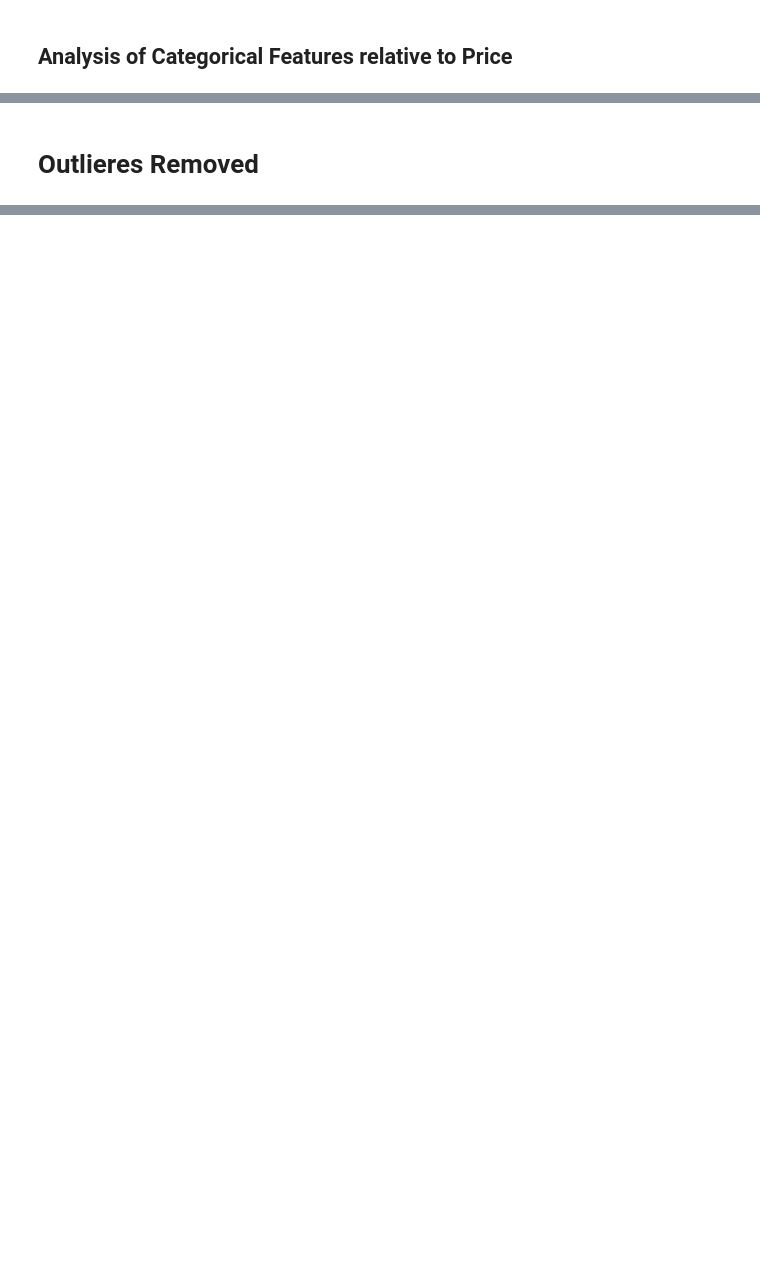
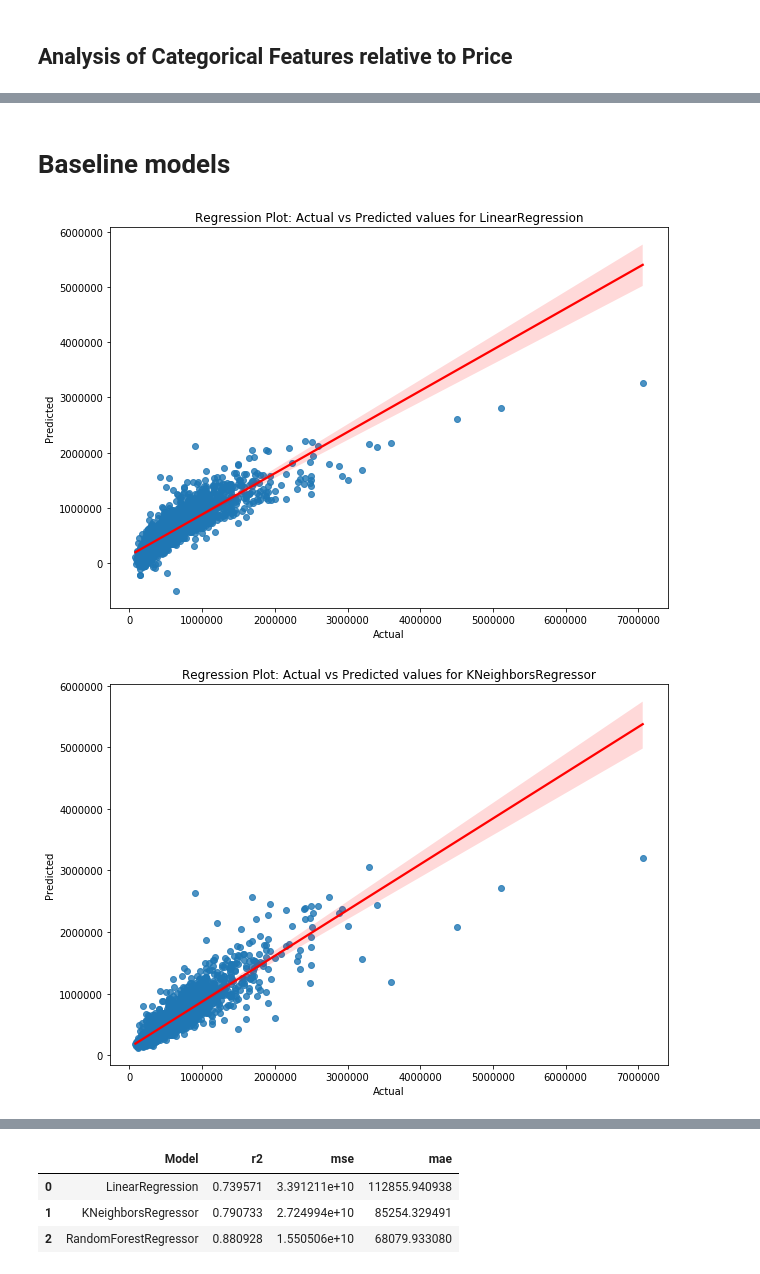
Before and after one commit to dooinn/data_mid_bootcamp_project_regression, a Jupyter notebook: house_price_prediction.ipynb, the cells around one changed output, grey strips where cells are left out. Drawn from its saved outputs; the diff is of its cells as text; code cells hidden in the pictures; blank space fills up the shorter version.

```diff
--- a/house_price_prediction.ipynb
+++ b/house_price_prediction.ipynb
@@ -389,2 +370,2 @@ LinearRegression  112159.2597  3.369772e+10  0.741217
-# %% [markdown]
-# Outlieres Removed
+# %% [markdown]
+# Baseline models
@@ -390,0 +375,61 @@ LinearRegression  112159.2597  3.369772e+10  0.741217
+# %%
+from sklearn.preprocessing import StandardScaler
+from sklearn.model_selection import train_test_split
+
+from sklearn.linear_model import LinearRegression
+from sklearn.neighbors import KNeighborsRegressor
+from sklearn.tree import DecisionTreeRegressor
+from sklearn.ensemble import RandomForestRegressor
+from sklearn.svm import SVR
+from sklearn.neural_network import MLPRegressor
+
+from sklearn.metrics import mean_absolute_error, mean_squared_error, r2_score
+
+# Encoding
+df_modelling = pd.get_dummies(df_modelling)
+
+
+
+# X, Y split
+X = df_modelling.drop(columns=['price'])
+Y = df_modelling['price']
+
+X_train, X_test, Y_train, Y_test = train_test_split(X, Y, test_size=0.2, random_state=42)
+
+scaler = StandardScaler()
+X_train = scaler.fit_transform(X_train)
+X_test = scaler.transform(X_test)
+
+#Model fitting
+
+models = [LinearRegression(), KNeighborsRegressor(), RandomForestRegressor()]
+
+# Create a DataFrame to store the metrics
+metrics_df = pd.DataFrame(columns=["Model", "r2", "mse", "mae"])
+
+for model in models:
+    model.fit(X_train, Y_train)
+    predictions = model.predict(X_test)
+
+    mse = mean_squared_error(Y_test, predictions)
+    mae = mean_absolute_error(Y_test, predictions)
+    r2 = r2_score(Y_test, predictions)
+
+    metrics_dict = {"Model": str(type(model).__name__), "r2": r2, "mse": mse, "mae": mae}
+
+
+    metrics_df = metrics_df.append(metrics_dict, ignore_index=True)
+
+    plt.figure(figsize=(10, 7))
+    sns.regplot(x=Y_test, y=predictions, line_kws={"color": "red"})
+
+    plt.title(f'Regression Plot: Actual vs Predicted values for {str(type(model).__name__)}')
+    plt.xlabel('Actual')
+    plt.ylabel('Predicted')
+    plt.show()
+
+
+metrics_df
+# %% [output]
+[figure, added]
+[figure, added]
@@ -390,0 +437,4 @@ LinearRegression  112159.2597  3.369772e+10  0.741217
+|  | Model | r2 | mse | mae |
+| 0 | LinearRegression | 0.739571 | 3.391211e+10 | 112855.940938 |
+| 1 | KNeighborsRegressor | 0.790733 | 2.724994e+10 | 85254.329491 |
+| 2 | RandomForestRegressor | 0.880928 | 1.550506e+10 | 68079.933080 |
```
Also changed, not shown: parts of 47 cells of this notebook, 1 other file.
